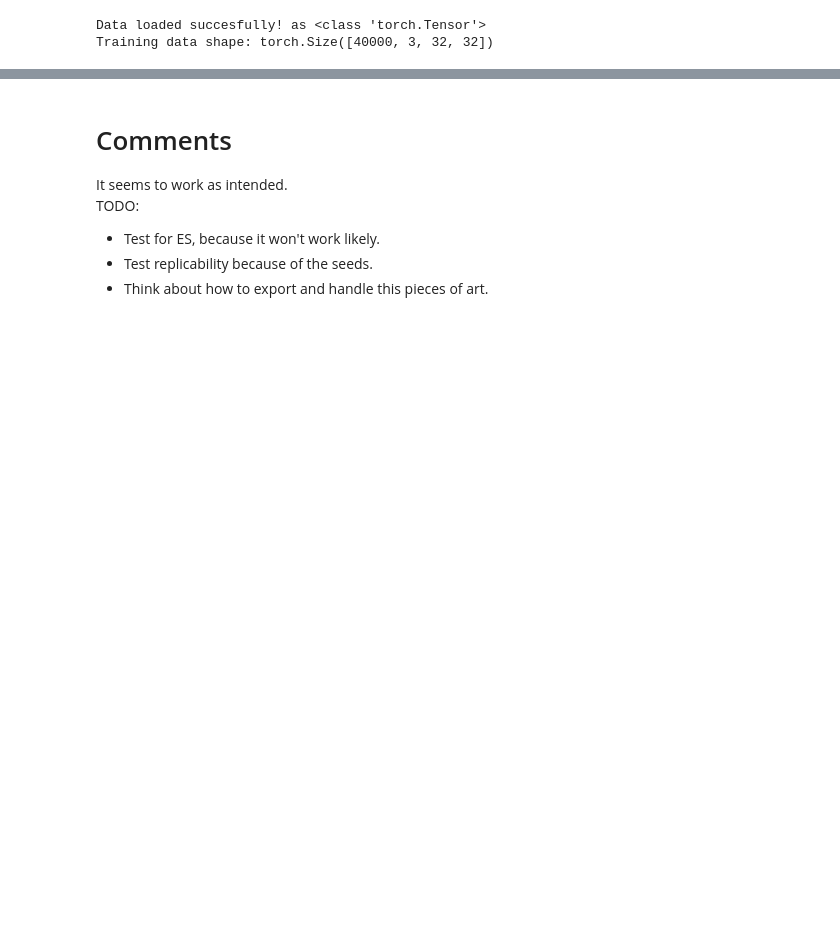
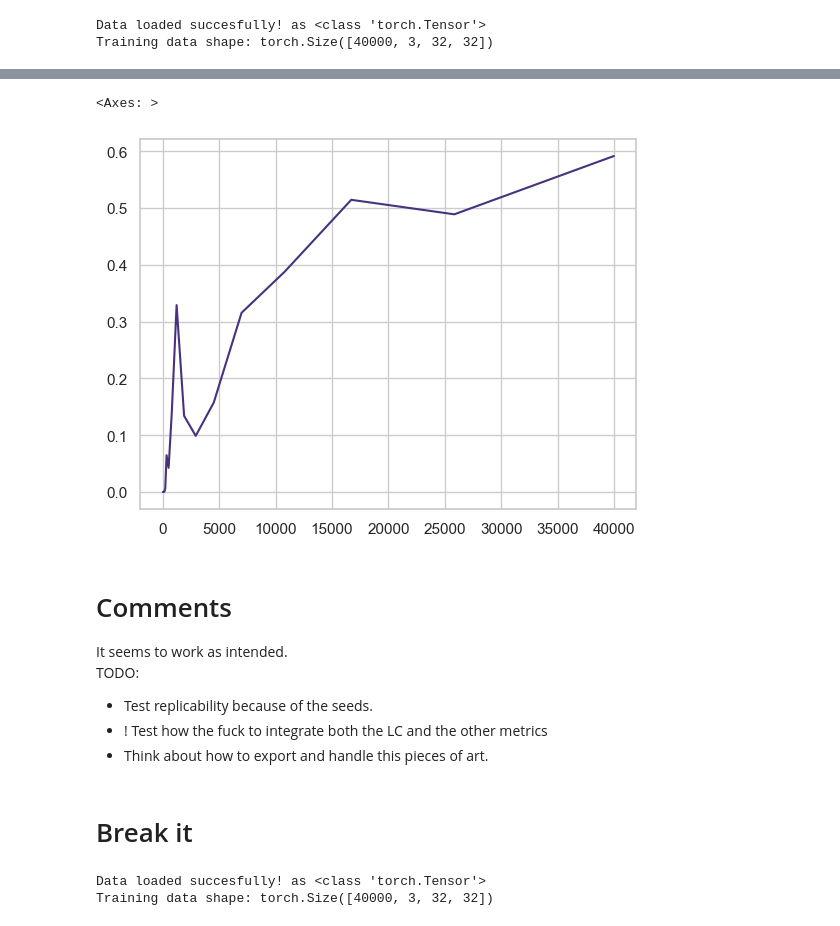
Before and after one commit to topsy-13/naiveautoml, a Jupyter notebook: python/naiveautoml/NAS/OE-Tests/experiments_test.ipynb, the cells around one changed output, grey strips where cells are left out. Saved outputs shown, nothing was run; the diff lists cells and outputs as text; code cells hidden in the pictures; blank space fills up the shorter version.

Commit message:
results of first experiment

```diff
--- a/python/naiveautoml/NAS/OE-Tests/experiments_test.ipynb
+++ b/python/naiveautoml/NAS/OE-Tests/experiments_test.ipynb
@@ -26,9 +31,9 @@ architecture = {
     'num_classes': num_classes
 }
 # %%
-experiment = experiments.Experiment(architecture=architecture, train_strategy='OE')
+experiment = experiments.Experiment(architecture=architecture, train_strategy='ES')
 # %%
-lc_results = experiment.generate_learning_curve(train_dataset=train_dataset, val_dataset=val_dataset, batch_size=32)
+train_results, val_results = experiment.generate_learning_curve(train_dataset=train_dataset, val_dataset=val_dataset, batch_size=32, metric='loss', verbose=True)
 # %% [output]
 Training with 10 samples...
 
@@ -109,7 +78,45 @@ plot_learning_curves(lc_df)
+# %%
+full_train_size = len(train_dataset)
+DATASET_SIZES = 20
+training_sizes = np.logspace(1, np.log10(full_train_size), DATASET_SIZES, dtype=int)
+# %%
+# Set style
+sns.set_theme(style="whitegrid", palette="viridis")
+colors = sns.color_palette("magma", 2)
+plt.figure()
+sns.lineplot(x=training_sizes, y=train_results)
+# %% [output]
+<Axes: >
+[figure, added]
 # %% [markdown]
 # Comments
 It seems to work as intended.
 TODO:
-- Test for ES, because it won't work likely.
 - Test replicability because of the seeds.
+- ! Test how the fuck to integrate both the LC and the other metrics
 - Think about how to export and handle this pieces of art.
+# %% [markdown]
+# Break it
+# %%
+train_dataset, val_dataset, test_dataset = load_cifar10.load_and_create_loaders('../CIFAR-10', return_ds=True)
+
+# Set architecture
+input_size = 32 * 32 * 3  # 3072 features per image
+hidden_layers = [1000, 1000]
+num_classes = 10  # CIFAR-10 has 10 classes
+lr = 0.001
+
+# Set other HP
+random_seed = 13
+batch_size = 32
+
+# Create dict to pass to experiments
+architecture = {
+    'input_size': input_size,
+    'hlayers_size': hidden_layers,
+    'lr': lr,
+    'num_classes': num_classes
+}
+# %% [output]
+Data loaded succesfully! as <class 'torch.Tensor'>
+Training data shape: torch.Size([40000, 3, 32, 32])
```
Also changed, not shown: parts of 10 cells of this notebook.
